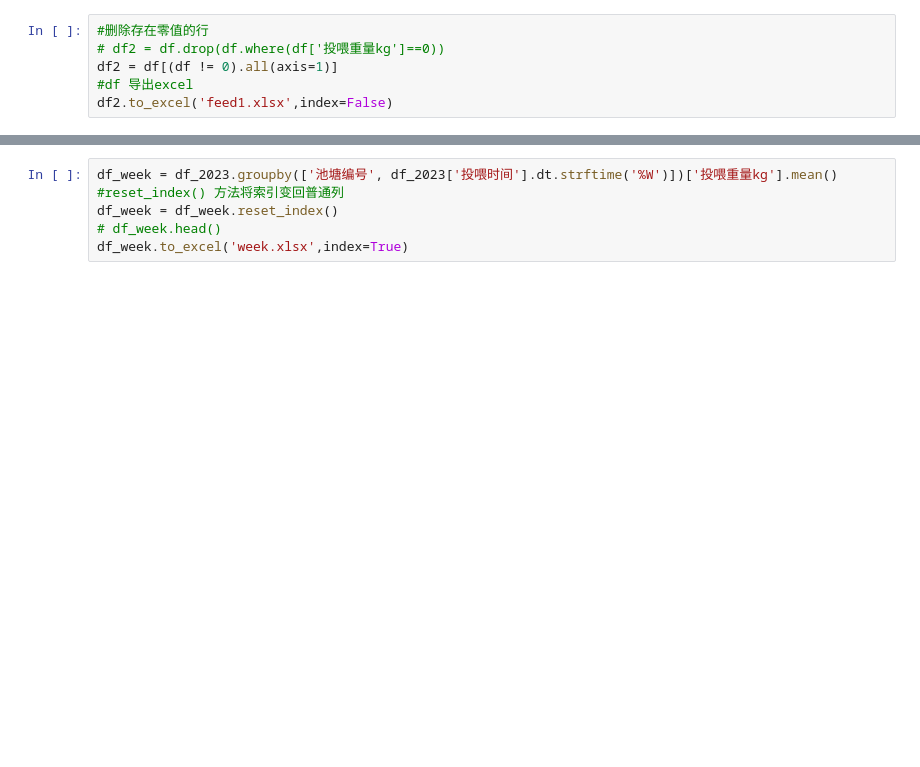
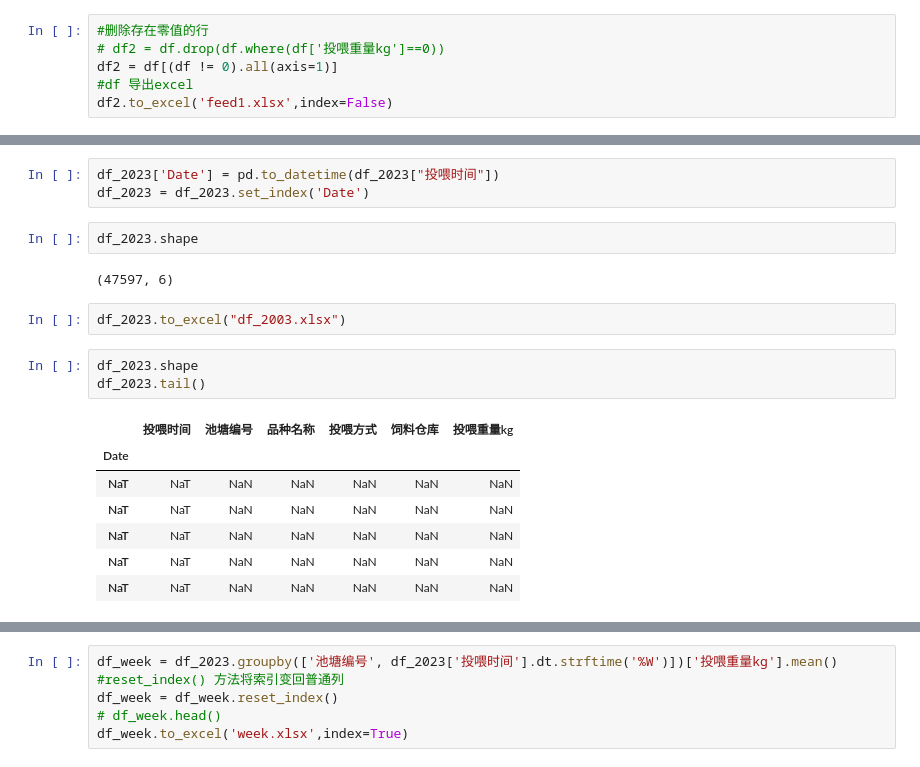
Before and after one commit to davidsxf/Python-for-Data-Analysis, a Jupyter notebook: fishFeedStock.ipynb, the cells around one changed output, grey strips where cells are left out. Cells and saved outputs as stored; diff of their text form; blank space fills up the shorter version.

```diff
--- a/fishFeedStock.ipynb
+++ b/fishFeedStock.ipynb
@@ -66 +124,21 @@ df3["投喂重量kg"].sum().plot(kind="bar")
+# %%
+df_2023['Date'] = pd.to_datetime(df_2023["投喂时间"])
+df_2023 = df_2023.set_index('Date')
+# %%
+df_2023.shape
+# %% [output]
+(47597, 6)
+# %%
+df_2023.to_excel("df_2003.xlsx")
+# %%
+df_2023.shape
+df_2023.tail()
+# %% [output]
+|  | 投喂时间 | 池塘编号 | 品种名称 | 投喂方式 | 饲料仓库 | 投喂重量kg |
+| Date |  |  |  |  |  |  |
+| NaT | NaT | NaN | NaN | NaN | NaN | NaN |
+| NaT | NaT | NaN | NaN | NaN | NaN | NaN |
+| NaT | NaT | NaN | NaN | NaN | NaN | NaN |
+| NaT | NaT | NaN | NaN | NaN | NaN | NaN |
+| NaT | NaT | NaN | NaN | NaN | NaN | NaN |
 # %%
```
Also changed, not shown: parts of 13 cells of this notebook, 5 other files.
